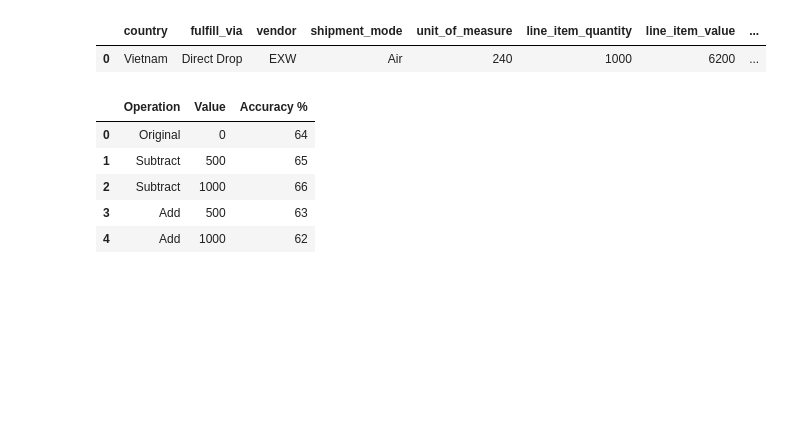
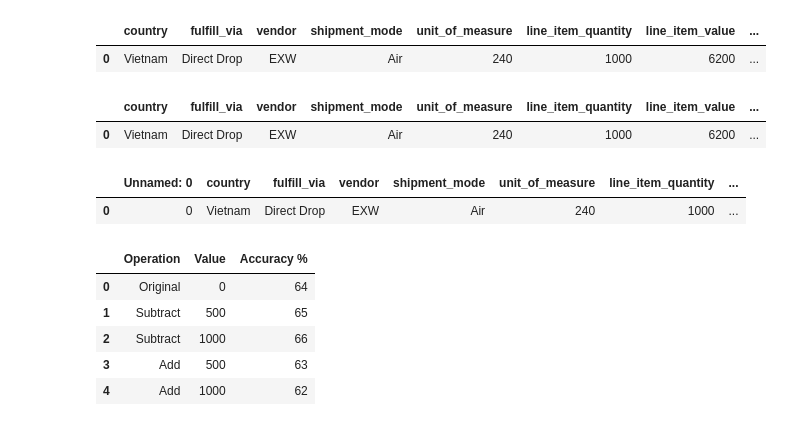
Before and after one commit to PratikBorkar04/Consignment_Pricing, a Jupyter notebook: notebook/MODEL_TRAINING.ipynb, the cells around one changed output. Drawn from its saved outputs; the diff is of its cells as text; code cells hidden in the pictures; blank space fills up the shorter version.

```diff
--- a/notebook/MODEL_TRAINING.ipynb
+++ b/notebook/MODEL_TRAINING.ipynb
@@ -29,3 +29,11 @@ df.head(1)
 df["freight_cost"] = df["freight_cost"] - 1000
 # %%
 df.to_csv("xgb_dataset.csv")
+# %%
+import pandas as pd
+df = pd.read_csv("https://raw.githubusercontent.com/PratikBorkar04/consignment_pricing/main/notebook/dataset/xgb_dataset.csv")
+df = df.drop(['Unnamed: 0'], axis=1)
+df.head(1)
+# %% [output]
+|  | country | fulfill_via | vendor | shipment_mode | unit_of_measure | line_item_quantity | line_item_value | ... |
+| 0 | Vietnam | Direct Drop | EXW | Air | 240 | 1000 | 6200 | ... |
@@ -32,3 +42,8 @@ df.to_csv("xgb_dataset.csv")
+# %%
+df.head(1)
+# %% [output]
+|  | Unnamed: 0 | country | fulfill_via | vendor | shipment_mode | unit_of_measure | line_item_quantity | ... |
+| 0 | 0 | Vietnam | Direct Drop | EXW | Air | 240 | 1000 | ... |
 # %%
 accuracy_data = {'Operation':["Original",'Subtract', 'Subtract', 'Add', 'Add'],
                  'Value' :[0,500,1000,500,1000],
```
Also changed, not shown: parts of 1 cell of this notebook, 5 other files.
